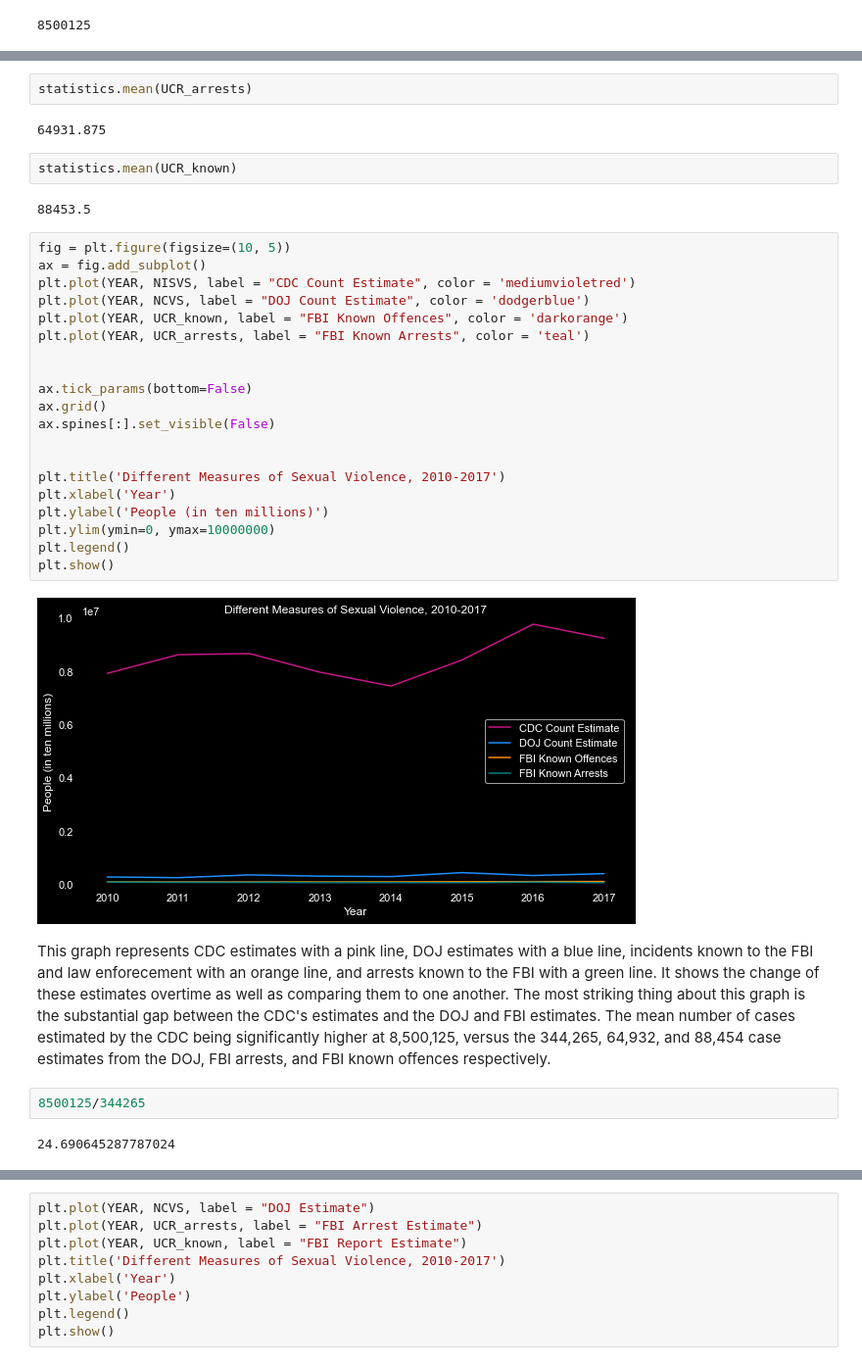
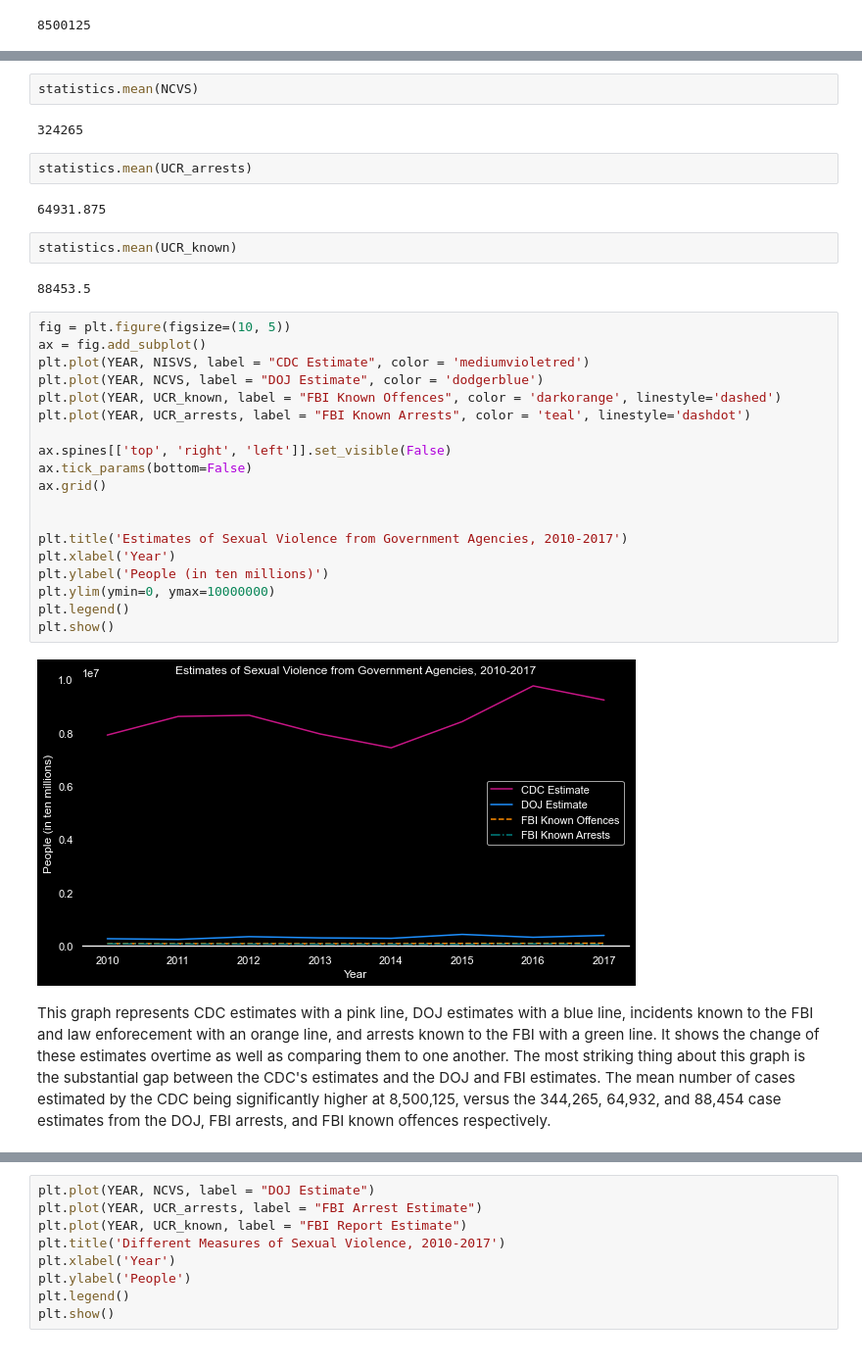
Before and after one commit to allisonbrusco/sexualviolence, a Jupyter notebook: notebooks/victimizations_versus_arrests.ipynb, the cells around one changed output, grey strips where cells are left out. Shown: that part at 98% size. Cells and saved outputs as stored; diff of their text form.

```diff
--- a/notebooks/victimizations_versus_arrests.ipynb
+++ b/notebooks/victimizations_versus_arrests.ipynb
@@ -23,37 +19,36 @@ statistics.mean(NCVS)
-# %%
-statistics.mean(UCR_arrests)
-# %% [output]
-64931.875
-# %%
-statistics.mean(UCR_known)
-# %% [output]
-88453.5
+# %%
+statistics.mean(NCVS)
+# %% [output]
+324265
+# %%
+statistics.mean(UCR_arrests)
+# %% [output]
+64931.875
+# %%
+statistics.mean(UCR_known)
+# %% [output]
+88453.5
 # %%
 fig = plt.figure(figsize=(10, 5))
 ax = fig.add_subplot()
-plt.plot(YEAR, NISVS, label = "CDC Count Estimate", color = 'mediumvioletred')
-plt.plot(YEAR, NCVS, label = "DOJ Count Estimate", color = 'dodgerblue')
-plt.plot(YEAR, UCR_known, label = "FBI Known Offences", color = 'darkorange')
-plt.plot(YEAR, UCR_arrests, label = "FBI Known Arrests", color = 'teal')
+plt.plot(YEAR, NISVS, label = "CDC Estimate", color = 'mediumvioletred')
+plt.plot(YEAR, NCVS, label = "DOJ Estimate", color = 'dodgerblue')
+plt.plot(YEAR, UCR_known, label = "FBI Known Offences", color = 'darkorange', linestyle='dashed')
+plt.plot(YEAR, UCR_arrests, label = "FBI Known Arrests", color = 'teal', linestyle='dashdot')
+
+ax.spines[['top', 'right', 'left']].set_visible(False)
+ax.tick_params(bottom=False)
+ax.grid()
 
 
-ax.tick_params(bottom=False)
-ax.grid()
-ax.spines[:].set_visible(False)
-
-
-plt.title('Different Measures of Sexual Violence, 2010-2017')
+plt.title('Estimates of Sexual Violence from Government Agencies, 2010-2017')
 plt.xlabel('Year')
 plt.ylabel('People (in ten millions)')
 plt.ylim(ymin=0, ymax=10000000)
 plt.legend()
 plt.show()
 # %% [output]
-[figure, old version]
+[figure, new version]
 # %% [markdown]
 This graph represents CDC estimates with a pink line, DOJ estimates with a blue line, incidents known to the
 FBI and law enforecement with an orange line, and arrests known to the FBI with a green line. It shows the change of these estimates overtime as well as comparing them to one another. The most striking thing about this graph is the substantial gap between the CDC's estimates and the DOJ and FBI estimates. The mean number of cases estimated by the CDC being significantly higher at 8,500,125, versus the 344,265, 64,932, and 88,454 case estimates from the DOJ, FBI arrests, and FBI known offences respectively.
-# %%
-8500125/344265
-# %% [output]
-24.690645287787024
```
Also changed, not shown: parts of 6 cells of this notebook, 1 other file.
